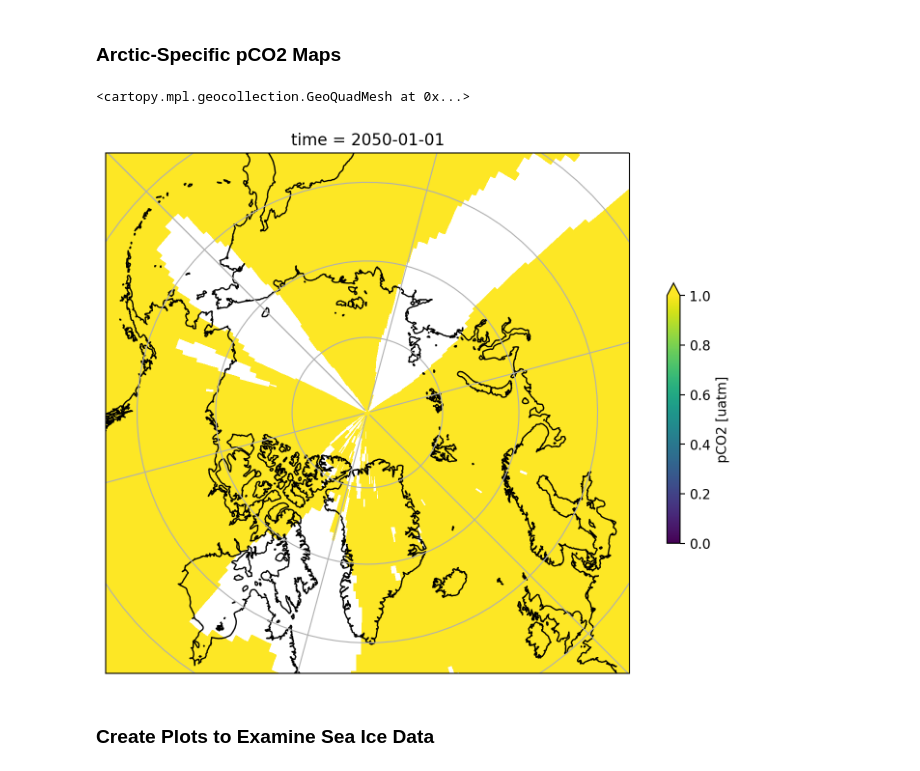
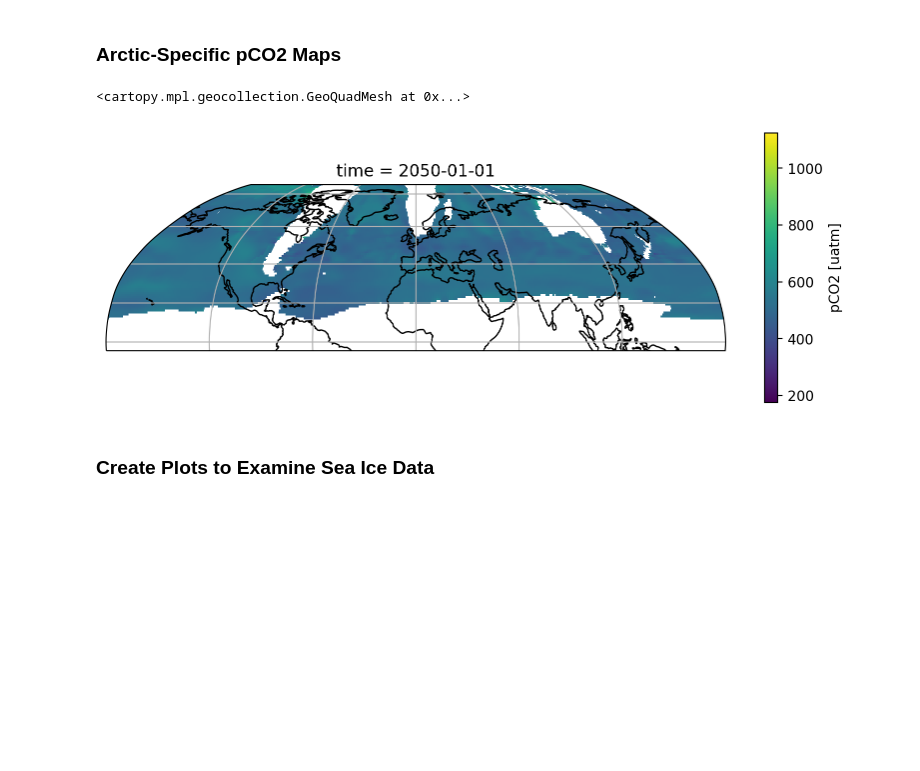
Before and after one commit to juliasimpson97/rces-final-project, a Jupyter notebook: final_project.ipynb, the cells around one changed output. Saved outputs shown, nothing was run; the diff lists cells and outputs as text; code cells hidden in the pictures; blank space fills up the shorter version.

```diff
--- a/final_project.ipynb
+++ b/final_project.ipynb
@@ -78,5 +94,6 @@ for scenario in scenarios:
 # %%
 for scenario in scenarios:
     cesm[scenario] = cesm[scenario].set_coords(['longitude', 'latitude'])
+    cesm[scenario] = cesm[scenario].set_dims
     cesm[scenario]['longitude']= cesm[scenario]['longitude']-20.5
     cesm[scenario]['time'] = pd.to_datetime(cesm[scenario].time, format='%Y')
@@ -278,16 +315,16 @@ array…
 ### Arctic-Specific pCO2 Maps
 # %%
 fig = plt.figure(figsize=(10,7))
-proj_ant = ccrs.NorthPolarStereo(central_longitude=-45) #other is -45, to match need 135
+proj_ant = ccrs.Robinson() #ccrs.NorthPolarStereo(central_longitude=-45) #other is -45, to match need 135
 ax = plt.axes(projection=proj_ant)
-ax.set_extent([0, 360, 100, 56], crs=ccrs.PlateCarree()) #100, 56
+#ax.set_extent([0, 360, 100, 56], crs=ccrs.PlateCarree()) #100, 56
 ax.coastlines()
 ax.gridlines()
 
-cesm['ssp585'].sel(time='2050').pCO2.plot(vmin=0, vmax=1, cbar_kwargs={'shrink': 0.5},transform=ccrs.PlateCarree(central_longitude=180))
+cesm['ssp585'].sel(time='2050').pCO2.plot(cbar_kwargs={'shrink': 0.5},transform=ccrs.PlateCarree())
 # %% [output]
 <cartopy.mpl.geocollection.GeoQuadMesh at 0x...>
-[figure, old version]
+[figure, new version]
 # %% [markdown]
 ### Create Plots to Examine Sea Ice Data
 # %%
```
Also changed, not shown: parts of 15 cells of this notebook.
